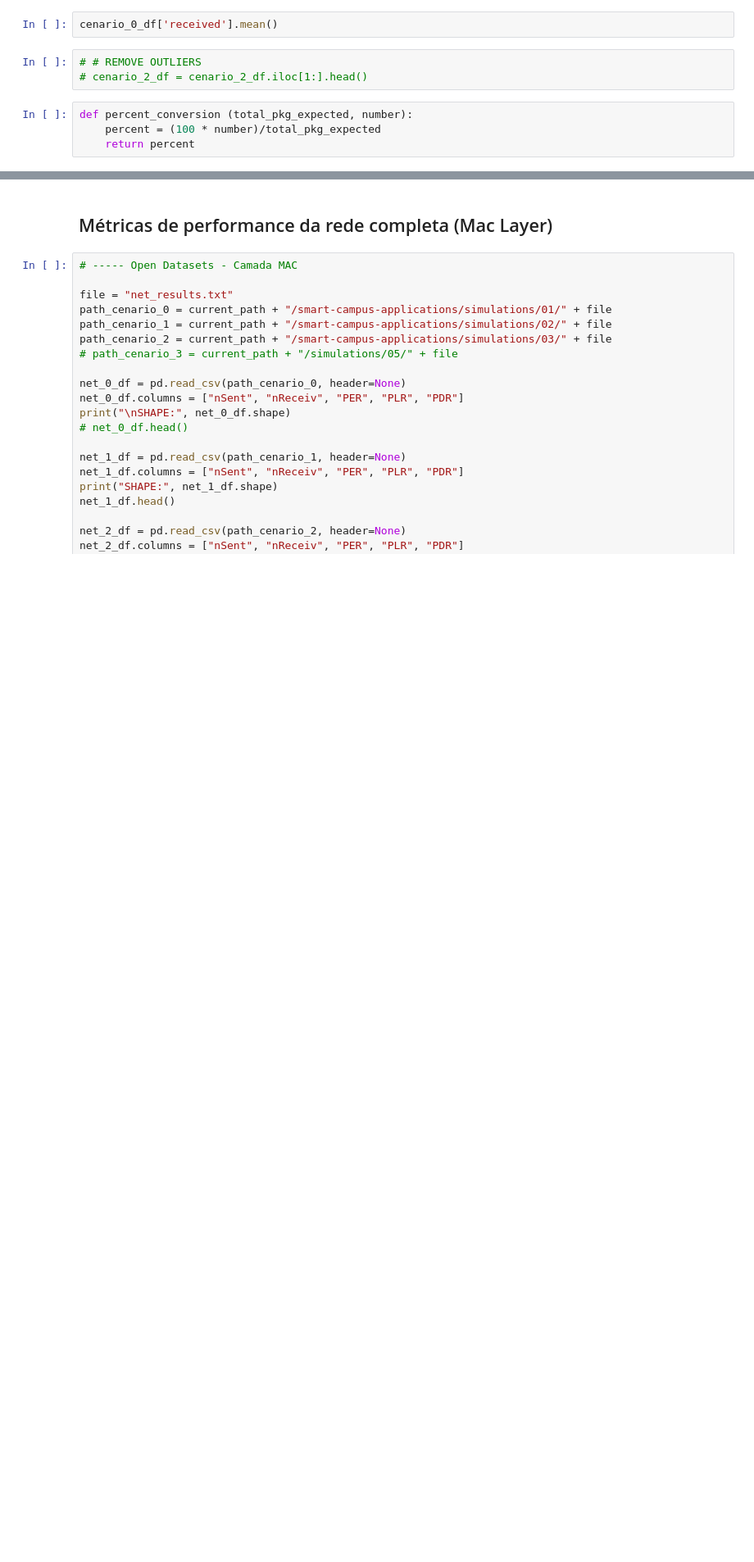
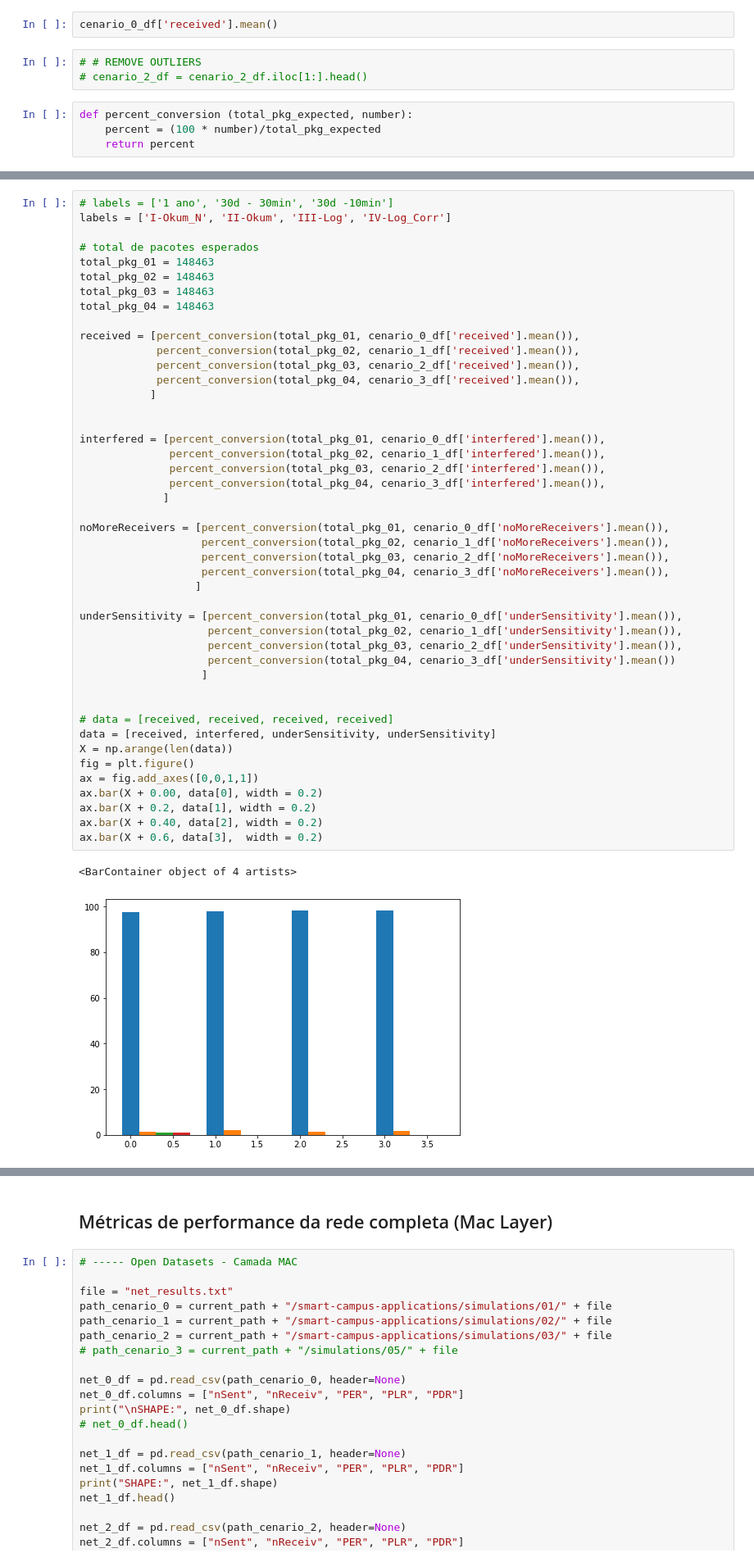
Before and after one commit to wasp-lahis/ns3-bmap, a Jupyter notebook: NS3/lorawan-experiments/smart-campus-applications/analyse_results/unicamp_scenario_analisys.ipynb, the cells around one changed output, grey strips where cells are left out. Shown at 82% size. Cells and saved outputs as stored; diff of their text form; blank space fills up the shorter version.

```diff
--- a/NS3/lorawan-experiments/smart-campus-applications/analyse_results/unicamp_scenario_analisys.ipynb
+++ b/NS3/lorawan-experiments/smart-campus-applications/analyse_results/unicamp_scenario_analisys.ipynb
@@ -428,2 +444,50 @@ def percent_conversion (total_pkg_expected, number):
+# %%
+# labels = ['1 ano', '30d - 30min', '30d -10min']
+labels = ['I-Okum_N', 'II-Okum', 'III-Log', 'IV-Log_Corr']
+
+# total de pacotes esperados
+total_pkg_01 = 148463
+total_pkg_02 = 148463
+total_pkg_03 = 148463
+total_pkg_04 = 148463
+
+received = [percent_conversion(total_pkg_01, cenario_0_df['received'].mean()),
+            percent_conversion(total_pkg_02, cenario_1_df['received'].mean()),
+            percent_conversion(total_pkg_03, cenario_2_df['received'].mean()),
+            percent_conversion(total_pkg_04, cenario_3_df['received'].mean()),
+           ]
+
+
+interfered = [percent_conversion(total_pkg_01, cenario_0_df['interfered'].mean()),
+              percent_conversion(total_pkg_02, cenario_1_df['interfered'].mean()),
+              percent_conversion(total_pkg_03, cenario_2_df['interfered'].mean()),
+              percent_conversion(total_pkg_04, cenario_3_df['interfered'].mean()),
+             ]
+
+noMoreReceivers = [percent_conversion(total_pkg_01, cenario_0_df['noMoreReceivers'].mean()),
+                   percent_conversion(total_pkg_02, cenario_1_df['noMoreReceivers'].mean()),
+                   percent_conversion(total_pkg_03, cenario_2_df['noMoreReceivers'].mean()),
+                   percent_conversion(total_pkg_04, cenario_3_df['noMoreReceivers'].mean()),
+                  ]
+
+underSensitivity = [percent_conversion(total_pkg_01, cenario_0_df['underSensitivity'].mean()),
+                    percent_conversion(total_pkg_02, cenario_1_df['underSensitivity'].mean()),
+                    percent_conversion(total_pkg_03, cenario_2_df['underSensitivity'].mean()),
+                    percent_conversion(total_pkg_04, cenario_3_df['underSensitivity'].mean())
+                   ]
+
+
+# data = [received, received, received, received]
+data = [received, interfered, underSensitivity, underSensitivity]
+X = np.arange(len(data))
+fig = plt.figure()
+ax = fig.add_axes([0,0,1,1])
+ax.bar(X + 0.00, data[0], width = 0.2)
+ax.bar(X + 0.2, data[1], width = 0.2)
+ax.bar(X + 0.40, data[2], width = 0.2)
+ax.bar(X + 0.6, data[3],  width = 0.2)
+# %% [output]
+<BarContainer object of 4 artists>
+[figure, added]
 # %%
 # labels = ['1 ano', '30d - 30min', '30d -10min']
```
Also changed, not shown: parts of 6 cells of this notebook, 6 other files.
